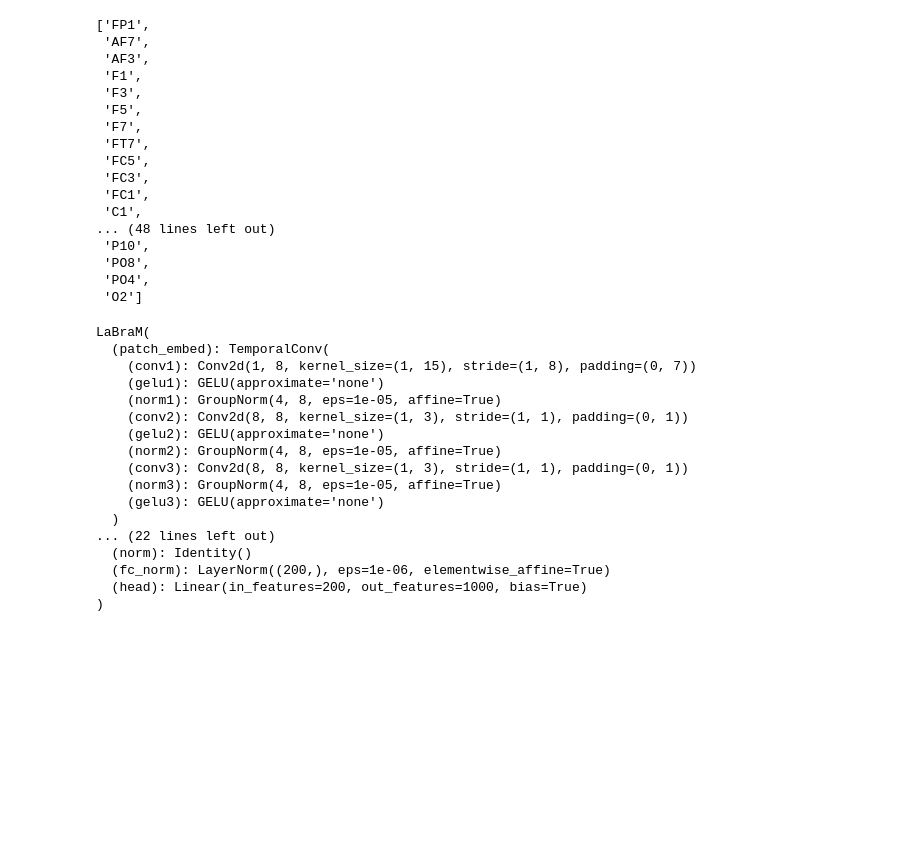
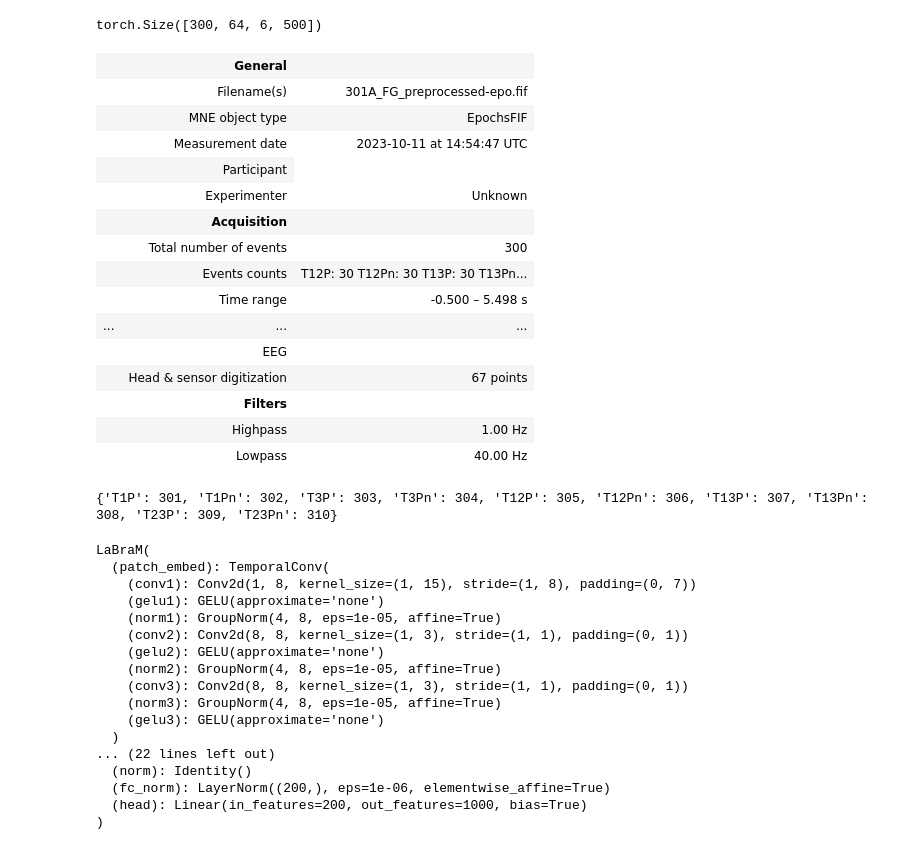
Before and after one commit to RasmusArnmark/fagprojekt, a Jupyter notebook: labramtest.ipynb, the cells around one changed output. Saved outputs shown, nothing was run; the diff lists cells and outputs as text; code cells hidden in the pictures; blank space fills up the shorter version.

```diff
--- a/labramtest.ipynb
+++ b/labramtest.ipynb
@@ -24,23 +248,30 @@ electrode_names = [ch.upper() for ch in epochs.ch_names ] # List of channel name
-# %%
-electrode_names
-# %% [output]
-['FP1',
- 'AF7',
- 'AF3',
- 'F1',
- 'F3',
- 'F5',
- 'F7',
- 'FT7',
- 'FC5',
- 'FC3',
- 'FC1',
- 'C1',
-... (48 lines left out)
- 'P10',
- 'PO8',
- 'PO4',
- 'O2']
+# %%
+eeg_tensor.shape
+# %% [output]
+torch.Size([300, 64, 6, 500])
+# %%
+epochs
+# %% [output]
+|  | General |  |
+|  | Filename(s) | 301A_FG_preprocessed-epo.fif |
+|  | MNE object type | EpochsFIF |
+|  | Measurement date | 2023-10-11 at 14:54:47 UTC |
+|  | Participant |
+|  | Experimenter | Unknown |
+|  | Acquisition |  |
+|  | Total number of events | 300 |
+|  | Events counts | T12P: 30 T12Pn: 30 T13P: 30 T13Pn... |
+|  | Time range | -0.500 – 5.498 s |
+| ... | ... | ... |
+|  | EEG |  |
+|  | Head & sensor digitization | 67 points |
+|  | Filters |  |
+|  | Highpass | 1.00 Hz |
+|  | Lowpass | 40.00 Hz |
+# %%
+print(epochs.event_id)
+# %% [output]
+{'T1P': 301, 'T1Pn': 302, 'T3P': 303, 'T3Pn': 304, 'T12P': 305, 'T12Pn': 306, 'T13P': 307, 'T13Pn': 308, 'T23P': 309, 'T23Pn': 310}
 # %%
 model = LaBraM(num_electrodes=len(electrode_names), electrodes=electrode_names)
 
```
Also changed, not shown: parts of 8 cells of this notebook, 2 other files.
